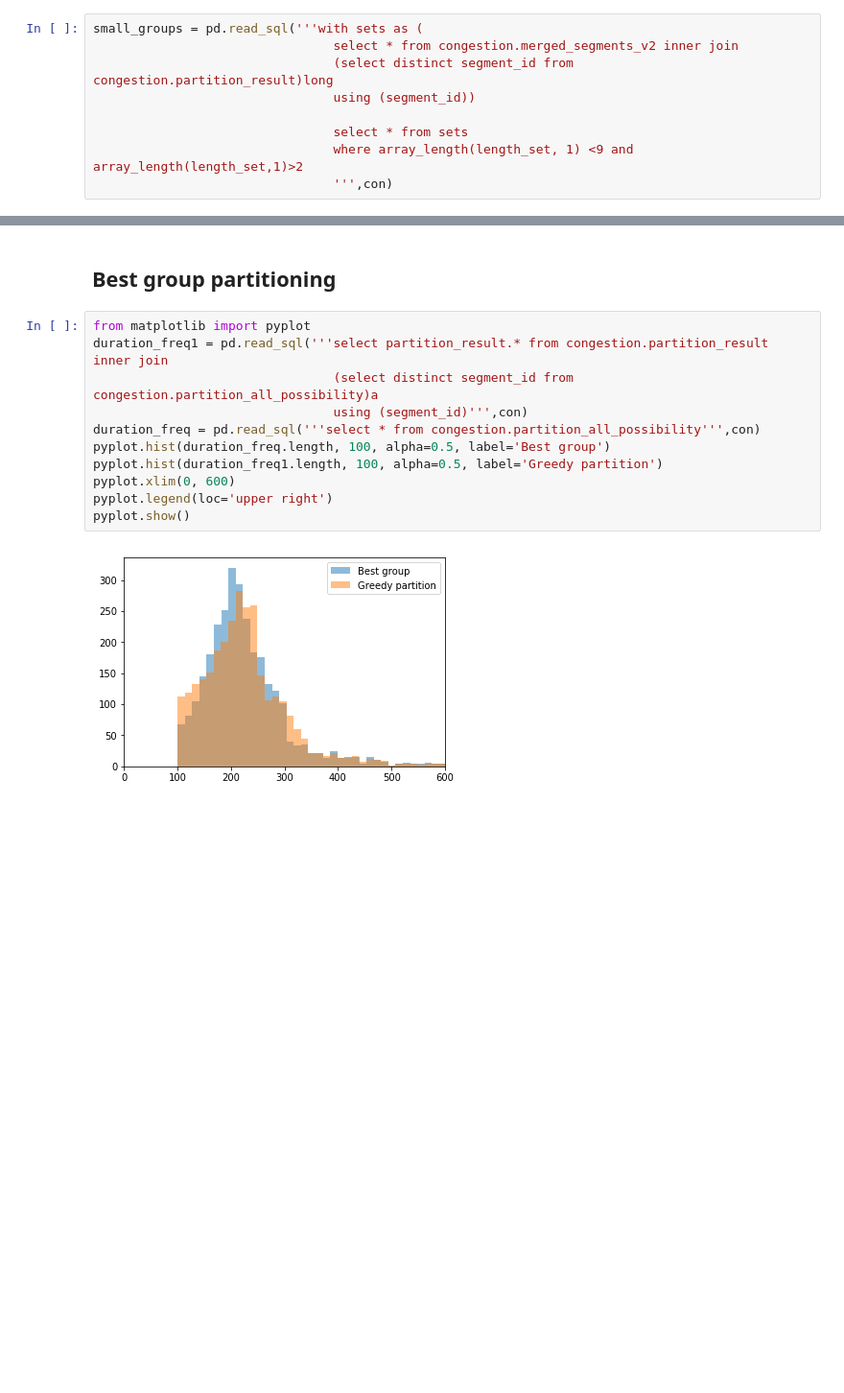
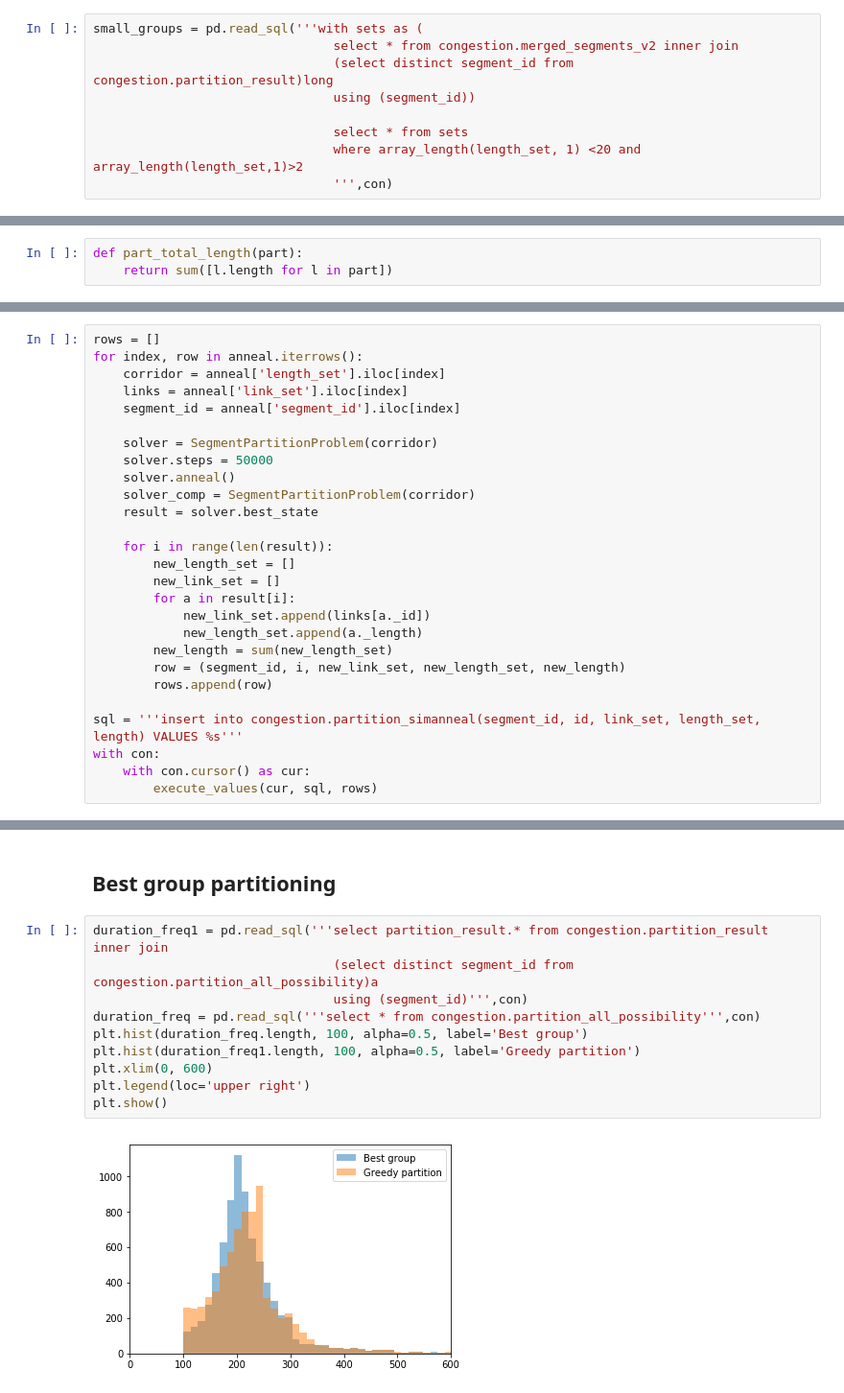
Before and after one commit to CityofToronto/bdit_congestion, a Jupyter notebook: congestion_grid/segment_partition.ipynb, the cells around one changed output, grey strips where cells are left out. Shown at 96% size. Drawn from its saved outputs; the diff is of its cells as text; blank space fills up the shorter version.

Commit message:
added sim annealing func

```diff
--- a/congestion_grid/segment_partition.ipynb
+++ b/congestion_grid/segment_partition.ipynb
@@ -90,5 +93,5 @@ small_groups = pd.read_sql('''with sets as (
                                 using (segment_id))
 
                                 select * from sets
-                                where array_length(length_set, 1) <9 and array_length(length_set,1)>2
+                                where array_length(length_set, 1) <20 and array_length(length_set,1)>2
                                 ''',con)
@@ -189,0 +247,3 @@ def check_repeated_groups(start_vid, end_vid, length_set):
+# %%
+def part_total_length(part):
+    return sum([l.length for l in part])
@@ -189,0 +357,27 @@ def check_repeated_groups(start_vid, end_vid, length_set):
+# %%
+rows = []
+for index, row in anneal.iterrows():
+    corridor = anneal['length_set'].iloc[index]
+    links = anneal['link_set'].iloc[index]
+    segment_id = anneal['segment_id'].iloc[index]
+
+    solver = SegmentPartitionProblem(corridor)
+    solver.steps = 50000
+    solver.anneal()
+    solver_comp = SegmentPartitionProblem(corridor)
+    result = solver.best_state
+
+    for i in range(len(result)):
+        new_length_set = []
+        new_link_set = []
+        for a in result[i]:
+            new_link_set.append(links[a._id])
+            new_length_set.append(a._length)
+        new_length = sum(new_length_set)
+        row = (segment_id, i, new_link_set, new_length_set, new_length)
+        rows.append(row)
+
+sql = '''insert into congestion.partition_simanneal(segment_id, id, link_set, length_set, length) VALUES %s'''
+with con:
+    with con.cursor() as cur:
+        execute_values(cur, sql, rows)
@@ -220,15 +452,14 @@ Text(0, 0.5, 'Number of segments')
 # %% [markdown]
 ## Best group partitioning
 # %%
-from matplotlib import pyplot
 duration_freq1 = pd.read_sql('''select partition_result.* from congestion.partition_result inner join
                                 (select distinct segment_id from congestion.partition_all_possibility)a
                                 using (segment_id)''',con)
 duration_freq = pd.read_sql('''select * from congestion.partition_all_possibility''',con)
-pyplot.hist(duration_freq.length, 100, alpha=0.5, label='Best group')
-pyplot.hist(duration_freq1.length, 100, alpha=0.5, label='Greedy partition')
-pyplot.xlim(0, 600)
-pyplot.legend(loc='upper right')
-pyplot.show()
+plt.hist(duration_freq.length, 100, alpha=0.5, label='Best group')
+plt.hist(duration_freq1.length, 100, alpha=0.5, label='Greedy partition')
+plt.xlim(0, 600)
+plt.legend(loc='upper right')
+plt.show()
 # %% [output]
-[figure, old version]
+[figure, new version]
```
Also changed, not shown: parts of 19 cells of this notebook.
